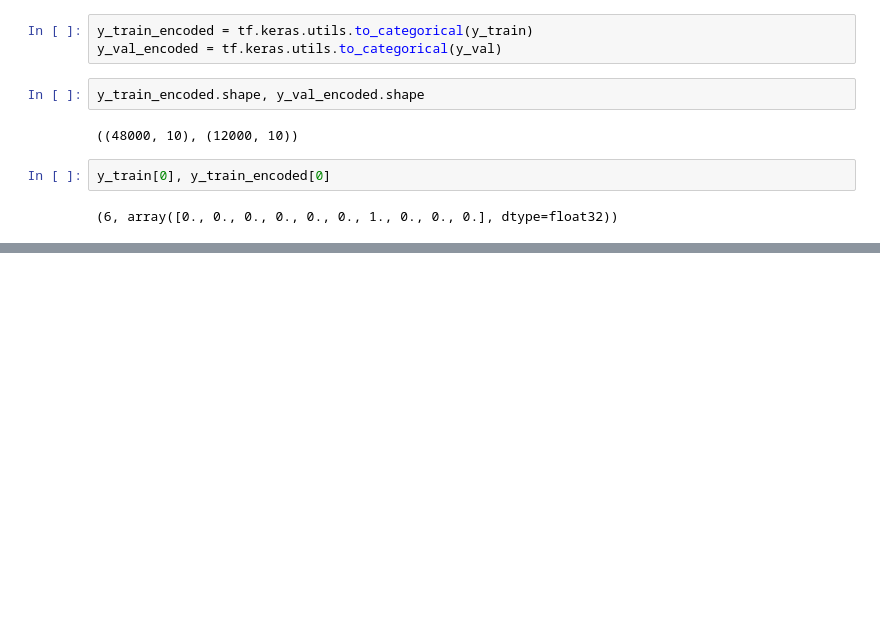
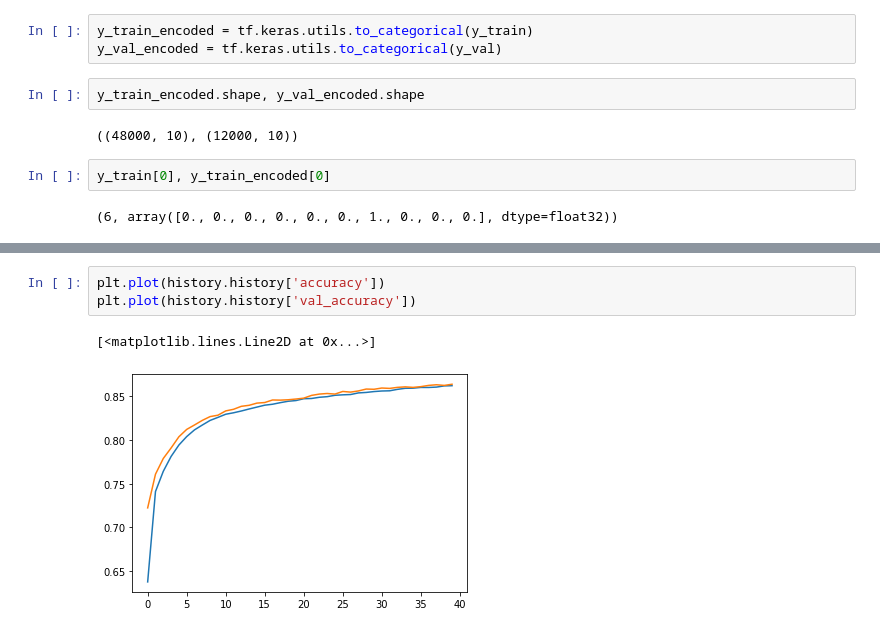
Before and after one commit to haidanliu19/Deep-Learning, a Jupyter notebook: 06. Do It! 딥러닝 입문_inflearn/7장_여러_개를_분류합니다_다중_분류.ipynb, the cells around one changed output, grey strips where cells are left out. Cells and saved outputs as stored; diff of their text form; blank space fills up the shorter version.

```diff
--- a/06. Do It! 딥러닝 입문_inflearn/7장_여러_개를_분류합니다_다중_분류.ipynb
+++ b/06. Do It! 딥러닝 입문_inflearn/7장_여러_개를_분류합니다_다중_분류.ipynb
@@ -84,0 +126,6 @@ y_train[0], y_train_encoded[0]
+# %%
+plt.plot(history.history['accuracy'])
+plt.plot(history.history['val_accuracy'])
+# %% [output]
+[<matplotlib.lines.Line2D at 0x...>]
+[figure, added]
```
Also changed, not shown: parts of 7 cells of this notebook.
